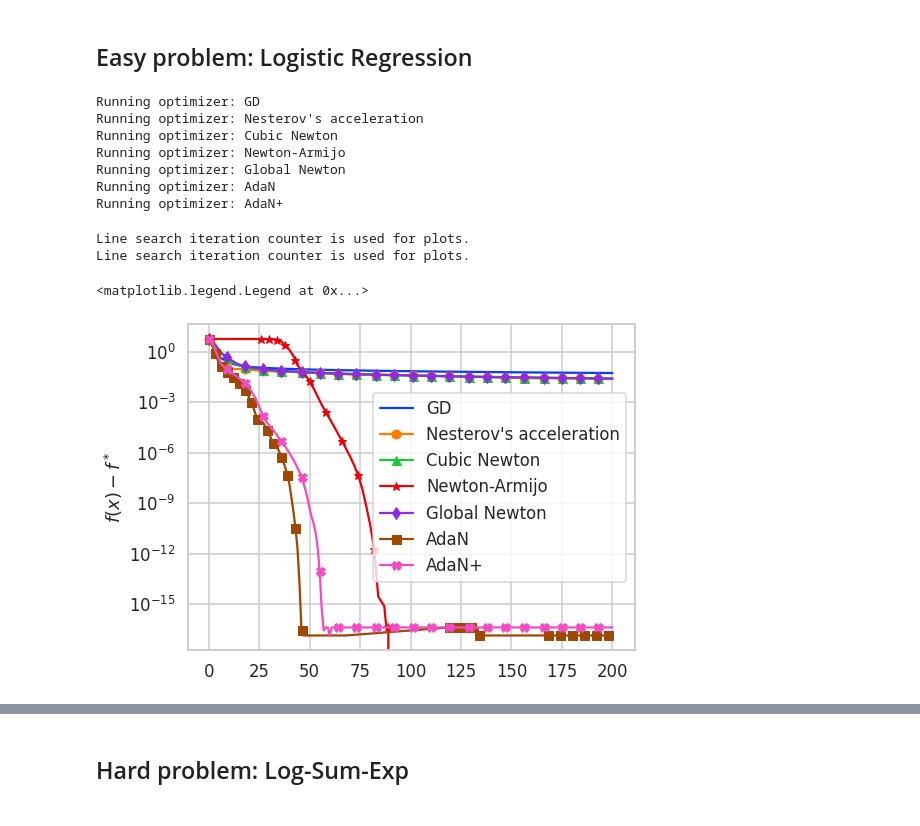
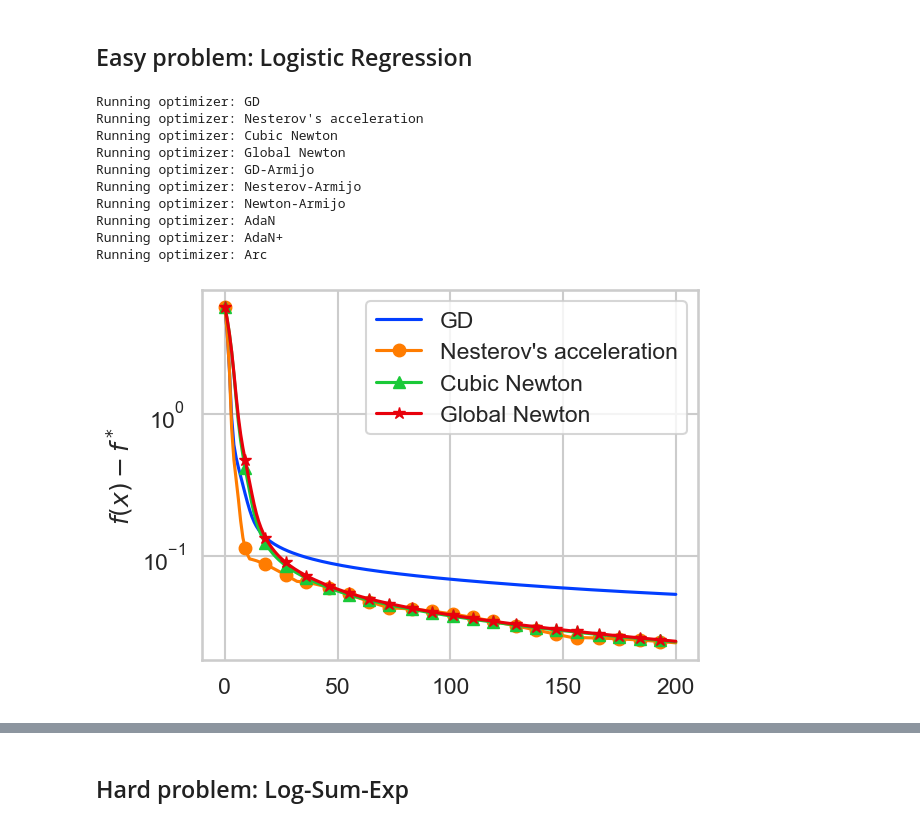
Before and after one commit to konstmish/global-newton, a Jupyter notebook: newton.ipynb, the cells around one changed output, grey strips where cells are left out. Saved outputs shown, nothing was run; the diff lists cells and outputs as text; code cells hidden in the pictures.

```diff
--- a/newton.ipynb
+++ b/newton.ipynb
@@ -21,11 +13,10 @@ import numpy.linalg as la
 from optmethods.datasets import get_dataset
 from optmethods.line_search import Armijo
 from optmethods.loss import LogisticRegression, LogSumExp
-from optmethods.first_order import Gd, RestNest
+from optmethods.first_order import Gd, RestNest, NestLine
 from optmethods.second_order import Cubic, Newton, RegNewton
 
 import matplotlib
 sns.set(style="whitegrid", context="talk", palette=sns.color_palette("bright"), color_codes=False)
-matplotlib.rcParams['figure.figsize'] = (8, 6)
 # %% [markdown]
 ## The methods
@@ -43,19 +286,24 @@ We are going to compare the following methods:
 
 You can find the implementation of the proposed Newton method by following this link: https://github.com/konstmish/opt_methods/blob/master/optmethods/second_order/reg_newton.py#L19
 # %%
-def setup_optimizers(loss):
+def setup_basic_optimizers(loss):
     gd = Gd(loss=loss, label='GD')
     rest = RestNest(loss=loss, doubling=True, label="Nesterov's acceleration")
+    cub = Cubic(loss=loss, label='Cubic Newton')
     gnewt = RegNewton(loss=loss, adaptive=False, use_line_search=False,
                       label='Global Newton')
+    return [gd, rest, cub, gnewt]
+
+def setup_adaptive_optimizers(loss):
+    armgd = Gd(loss=loss, label='GD-Armijo', line_search=Armijo())
+    armnest = NestLine(loss=loss, label="Nesterov-Armijo")
+    armn = Newton(loss=loss, line_search=Armijo(), label='Newton-Armijo')
+    arc = Arc(loss=loss, solver_eps=0.005, sigma=1, label='Arc')
     adan = RegNewton(loss=loss, adaptive=True, use_line_search=True,
                      label='AdaN')
     adanp = RegNewton(loss=loss, adaptive=True, use_line_search=False,
                       label='AdaN+')
-    armijo = Armijo()
-    armn = Newton(loss=loss, line_search=armijo, label='Newton-Armijo')
-    cub = Cubic(loss=loss, label='Cubic Newton')
-    return [gd, rest, cub, armn, gnewt, adan, adanp]
+    return [armgd, armnest, armn, adan, adanp, arc]
 
 markers = [',', 'o', '^', '*', 'd', 's', 'X', 'P', '.', 6, 7]
 # %% [markdown]
@@ -63,9 +311,14 @@ markers = [',', 'o', '^', '*', 'd', 's', 'X', 'P', '.', 6, 7]
 # %%
 import sklearn.datasets
 import urllib.request
-w8a_url = "https://www.csie.ntu.edu.tw/~cjlin/libsvmtools/datasets/binary/w8a"
-data_path = './w8a'
-f = urllib.request.urlretrieve(w8a_url, data_path)
+dataset = 'w8a'
+if dataset == 'mushrooms':
+    data_url = "https://www.csie.ntu.edu.tw/~cjlin/libsvmtools/datasets/binary/mushrooms"
+    data_path = './mushrooms'
+else:
+    data_url = "https://www.csie.ntu.edu.tw/~cjlin/libsvmtools/datasets/binary/w8a"
+    data_path = './w8a'
+f = urllib.request.urlretrieve(data_url, data_path)
 A, b = sklearn.datasets.load_svmlight_file(data_path)
 A = A.toarray()
 
@@ -77,9 +330,10 @@ loss.l2 = l2
 x0 = np.ones(dim) * 0.5
 it_max = 200
 # %%
-optimizers = setup_optimizers(loss)
+optimizers_basic = setup_basic_optimizers(loss)
+optimizers_ada = setup_adaptive_optimizers(loss)
 
-for opt in optimizers:
+for opt in optimizers_basic + optimizers_ada:
     print(f'Running optimizer: {opt.label}')
     opt.run(x0=x0, it_max=it_max)
     opt.compute_loss_of_iterates()
@@ -87,18 +341,18 @@ for opt in optimizers:
 Running optimizer: GD
 Running optimizer: Nesterov's acceleration
 Running optimizer: Cubic Newton
+Running optimizer: Global Newton
+Running optimizer: GD-Armijo
+Running optimizer: Nesterov-Armijo
 Running optimizer: Newton-Armijo
-Running optimizer: Global Newton
 Running optimizer: AdaN
 Running optimizer: AdaN+
+Running optimizer: Arc
 # %%
-for opt, marker in zip(optimizers, markers):
+for opt, marker in zip(optimizers_basic, markers):
     opt.trace.plot_losses(marker=marker)
 plt.yscale('log')
 plt.legend()
-plt.savefig('logistic.pdf', bbox_inches='tight')
+plt.savefig(f'logistic_{dataset}_basic.pdf', bbox_inches='tight')
 # %% [output]
-Line search iteration counter is used for plots.
-Line search iteration counter is used for plots.
-<matplotlib.legend.Legend at 0x...>
-[figure, old version]
+[figure, new version]
```
Also changed, not shown: parts of 10 cells of this notebook, 2 other files.
